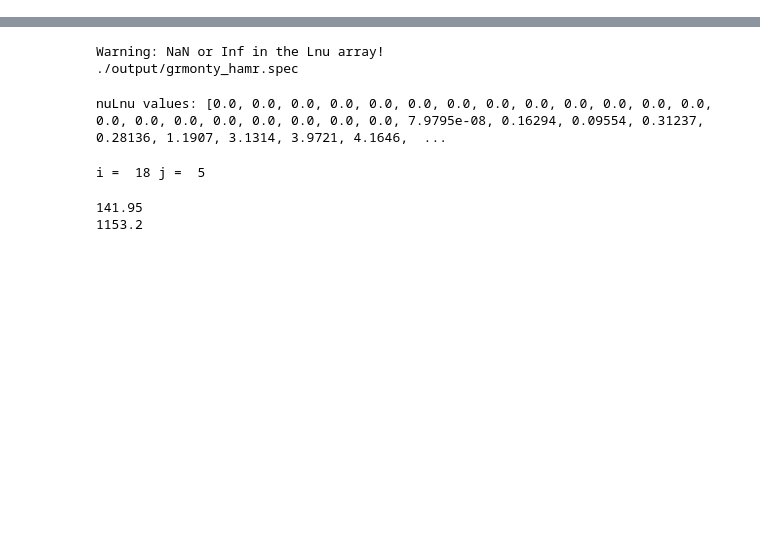
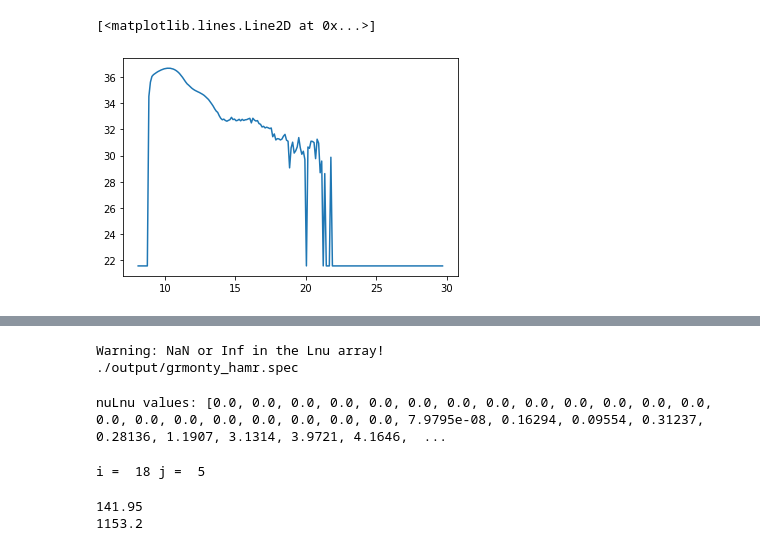
Before and after one commit to black-hole-group/gpumonty, a Jupyter notebook: Untitled.ipynb, the cells around one changed output, grey strips where cells are left out. Cells and saved outputs as stored; diff of their text form; code cells hidden in the pictures; blank space fills up the shorter version.

```diff
--- a/Untitled.ipynb
+++ b/Untitled.ipynb
@@ -10,3 +11,13 @@ plt.plot(s.lognu, s.ll)
+# %%
+#from grmonty
+import nmmn.sed
+import matplotlib.pyplot as plt
+s=nmmn.sed.SED()
+s.grmonty('/mnt/c/Users/pedro/Documents/GitHub/grmonty_3D/output/grmonty_hamr.spec')
+plt.plot(s.lognu, s.ll)
+# %% [output]
+[<matplotlib.lines.Line2D at 0x...>]
+[figure, added]
 # %%
 import nmmn.sed
 import matplotlib.pyplot as plt
```
Also changed, not shown: parts of 14 cells of this notebook, 13 other files.
